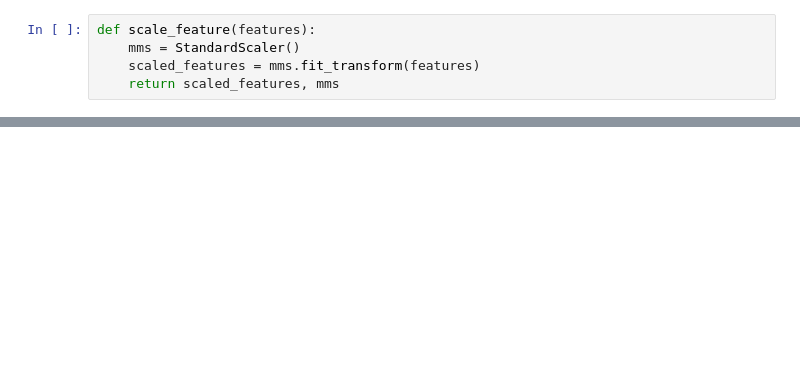
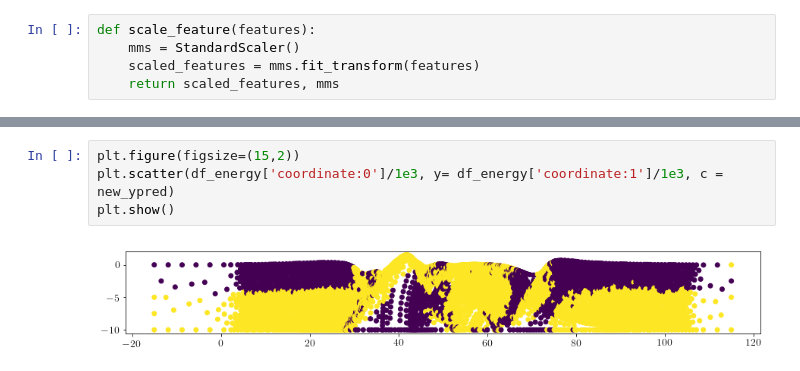
Before and after one commit to msahamed/predict_tectonic_deformation_machine_learning, a Jupyter notebook: build_model_random_forest.ipynb, the cells around one changed output, grey strips where cells are left out. Saved outputs shown, nothing was run; the diff lists cells and outputs as text; blank space fills up the shorter version.

```diff
--- a/build_model_random_forest.ipynb
+++ b/build_model_random_forest.ipynb
@@ -227,0 +258,6 @@ avg / total       0.99      0.99      0.99    271032
+# %%
+plt.figure(figsize=(15,2))
+plt.scatter(df_energy['coordinate:0']/1e3, y= df_energy['coordinate:1']/1e3, c = new_ypred)
+plt.show()
+# %% [output]
+[figure, added]
```
Also changed, not shown: parts of 33 cells of this notebook, 9 other files.
